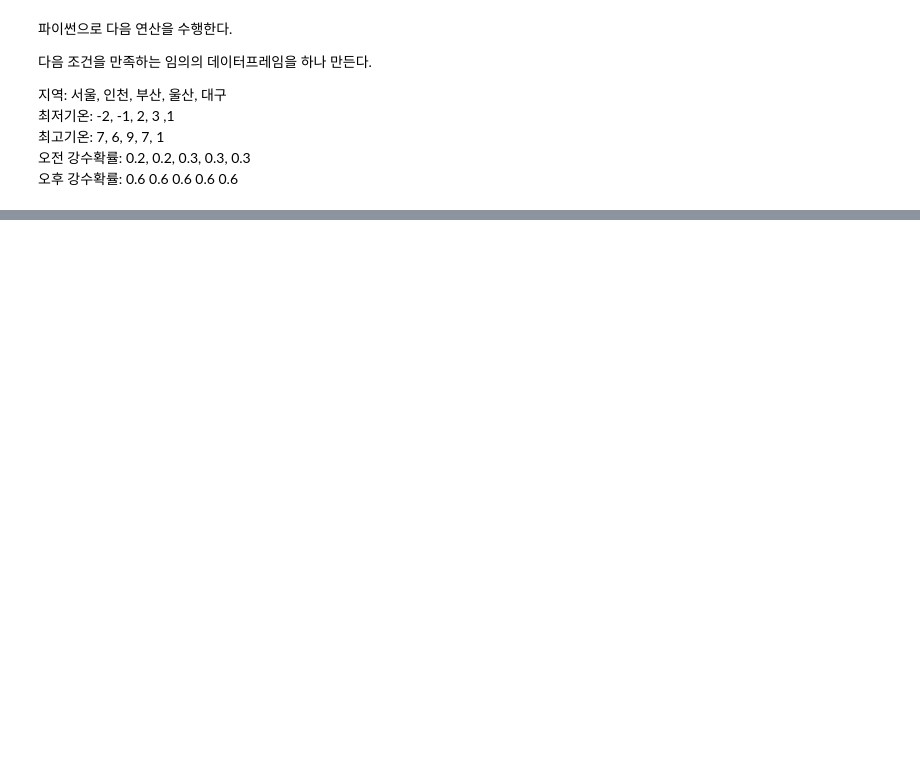
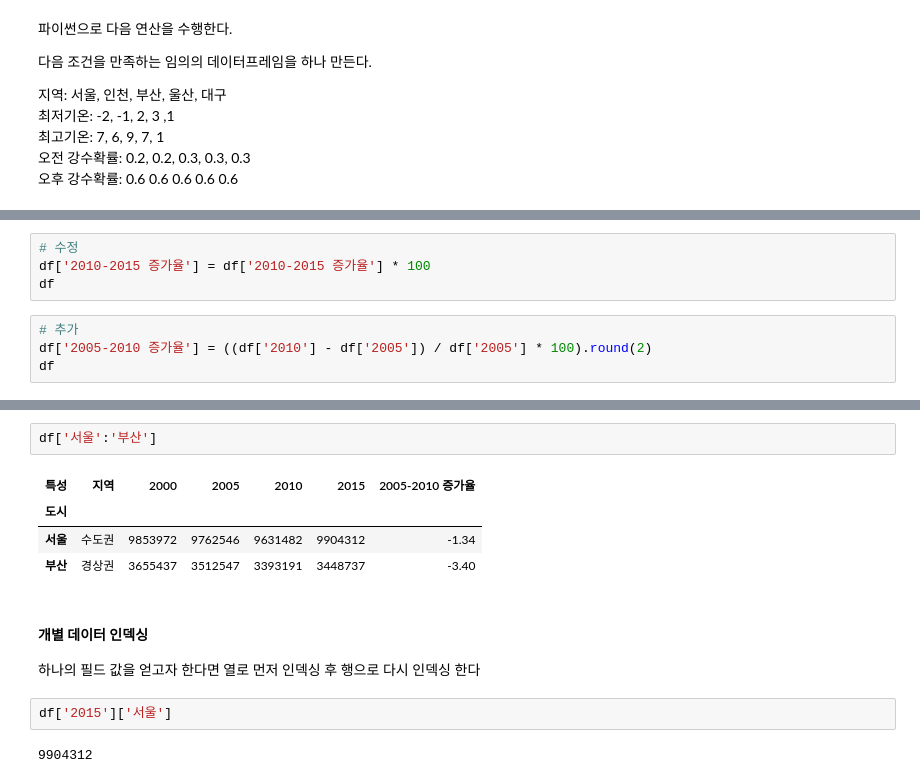
Before and after one commit to DDDDKo/python_study, a Jupyter notebook: pandas_data_analysis/pandas_class.ipynb, the cells around one changed output, grey strips where cells are left out. Drawn from its saved outputs; the diff is of its cells as text; blank space fills up the shorter version.

```diff
--- a/pandas_data_analysis/pandas_class.ipynb
+++ b/pandas_data_analysis/pandas_class.ipynb
@@ -333,0 +278,8 @@ ddf
+# %%
+# 수정
+df['2010-2015 증가율'] = df['2010-2015 증가율'] * 100
+df
+# %%
+# 추가
+df['2005-2010 증가율'] = ((df['2010'] - df['2005']) / df['2005'] * 100).round(2)
+df
@@ -333,0 +345,14 @@ ddf
+# %%
+df['서울':'부산']
+# %% [output]
+| 특성 | 지역 | 2000 | 2005 | 2010 | 2015 | 2005-2010 증가율 |
+| 도시 |  |  |  |  |  |  |
+| 서울 | 수도권 | 9853972 | 9762546 | 9631482 | 9904312 | -1.34 |
+| 부산 | 경상권 | 3655437 | 3512547 | 3393191 | 3448737 | -3.40 |
+# %% [markdown]
+#### 개별 데이터 인덱싱
+하나의 필드 값을 얻고자 한다면 열로 먼저 인덱싱 후 행으로 다시 인덱싱 한다
+# %%
+df['2015']['서울']
+# %% [output]
+9904312
```
Also changed, not shown: parts of 32 cells of this notebook.
